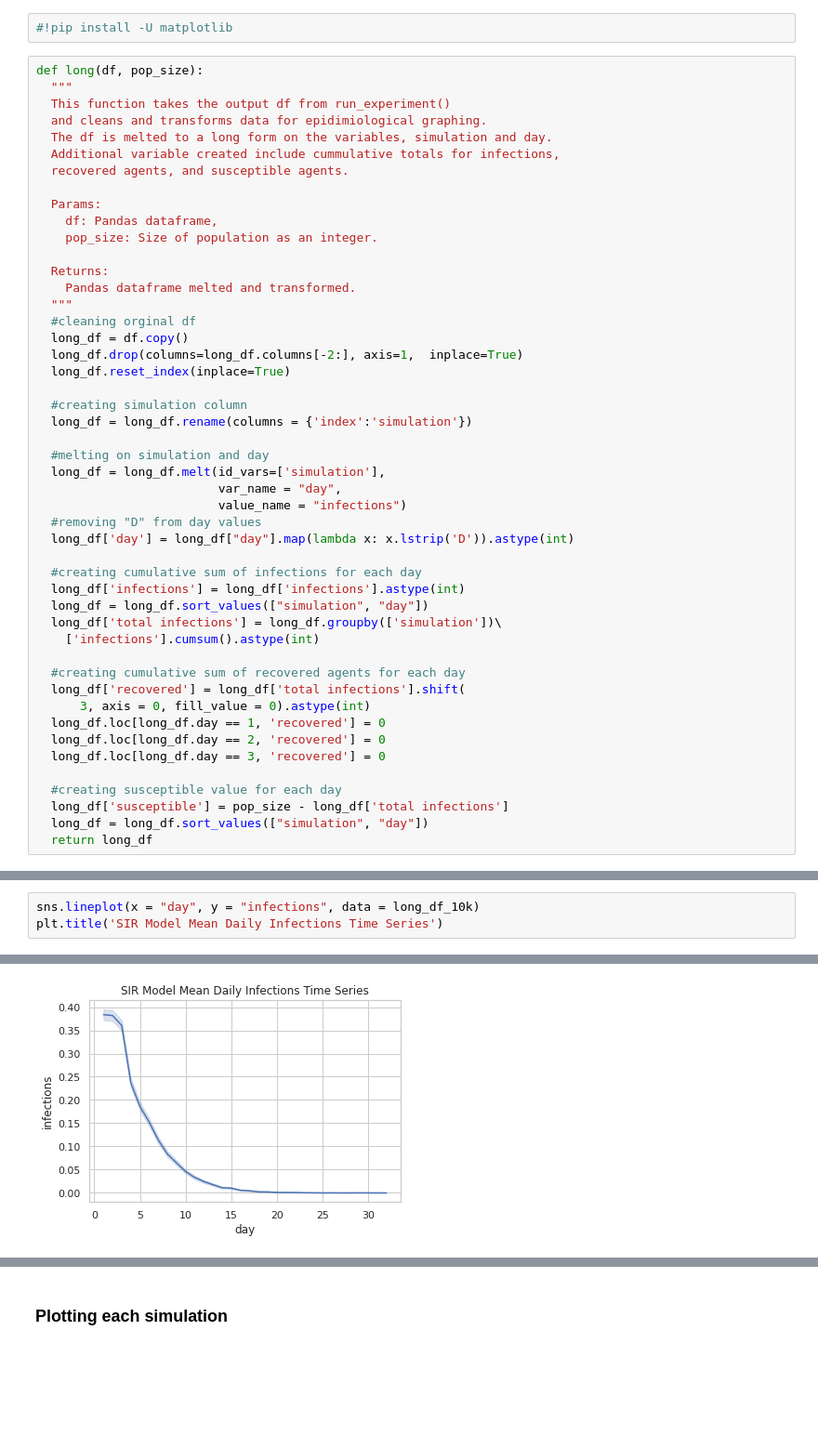
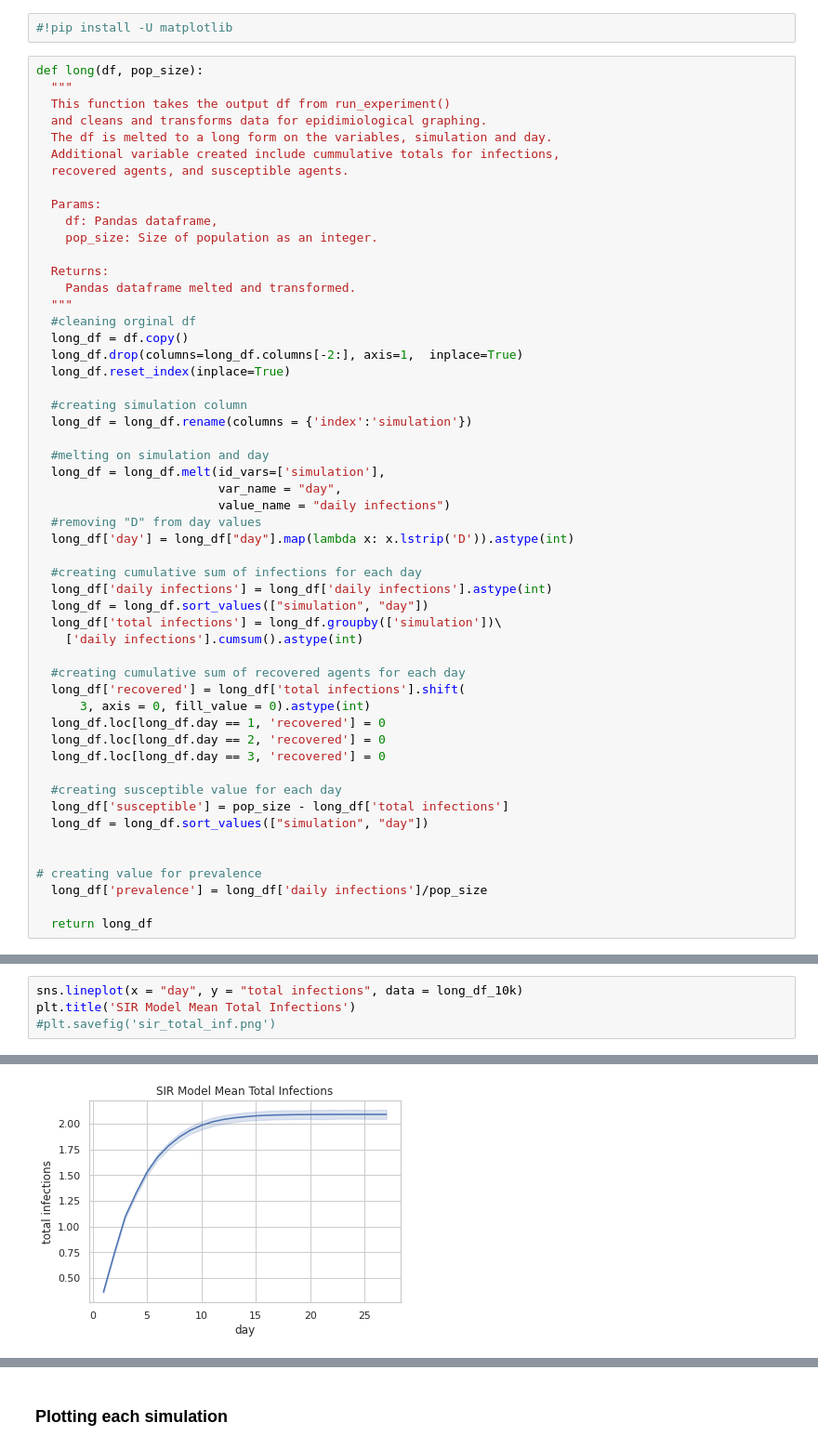
Before and after one commit to joannarashid/flu_sim, a Jupyter notebook: scratch_refactoring.ipynb, the cells around one changed output, grey strips where cells are left out. Shown at 93% size. Saved outputs shown, nothing was run; the diff lists cells and outputs as text; blank space fills up the shorter version.

```diff
--- a/scratch_refactoring.ipynb
+++ b/scratch_refactoring.ipynb
@@ -956,15 +966,15 @@ def long(df, pop_size):
   #melting on simulation and day
   long_df = long_df.melt(id_vars=['simulation'],
                          var_name = "day",
-                         value_name = "infections")
+                         value_name = "daily infections")
   #removing "D" from day values
   long_df['day'] = long_df["day"].map(lambda x: x.lstrip('D')).astype(int)
 
   #creating cumulative sum of infections for each day
-  long_df['infections'] = long_df['infections'].astype(int)
+  long_df['daily infections'] = long_df['daily infections'].astype(int)
   long_df = long_df.sort_values(["simulation", "day"])
   long_df['total infections'] = long_df.groupby(['simulation'])\
-    ['infections'].cumsum().astype(int)
+    ['daily infections'].cumsum().astype(int)
 
   #creating cumulative sum of recovered agents for each day
   long_df['recovered'] = long_df['total infections'].shift(
@@ -976,6 +986,11 @@ def long(df, pop_size):
   #creating susceptible value for each day
   long_df['susceptible'] = pop_size - long_df['total infections']
   long_df = long_df.sort_values(["simulation", "day"])
+
+
+# creating value for prevalence
+  long_df['prevalence'] = long_df['daily infections']/pop_size
+
   return long_df
 # %%
 base_experiment_10k = Experiment(10000, 21, 0.02, 3)
@@ -1028,4 +1090,5 @@ Text(0.5, 1.0, 'SIR Model Distribution of Infection Totals')
 # %%
-sns.lineplot(x = "day", y = "infections", data = long_df_10k)
-plt.title('SIR Model Mean Daily Infections Time Series')
+sns.lineplot(x = "day", y = "total infections", data = long_df_10k)
+plt.title('SIR Model Mean Total Infections')
+#plt.savefig('sir_total_inf.png')
 # %% [output]
@@ -1033 +1096 @@ Text(0.5, 1.0, 'SIR Model Mean Daily Infections Time Series')
-[figure, old version]
+[figure, new version]
```
Also changed, not shown: parts of 64 cells of this notebook.
